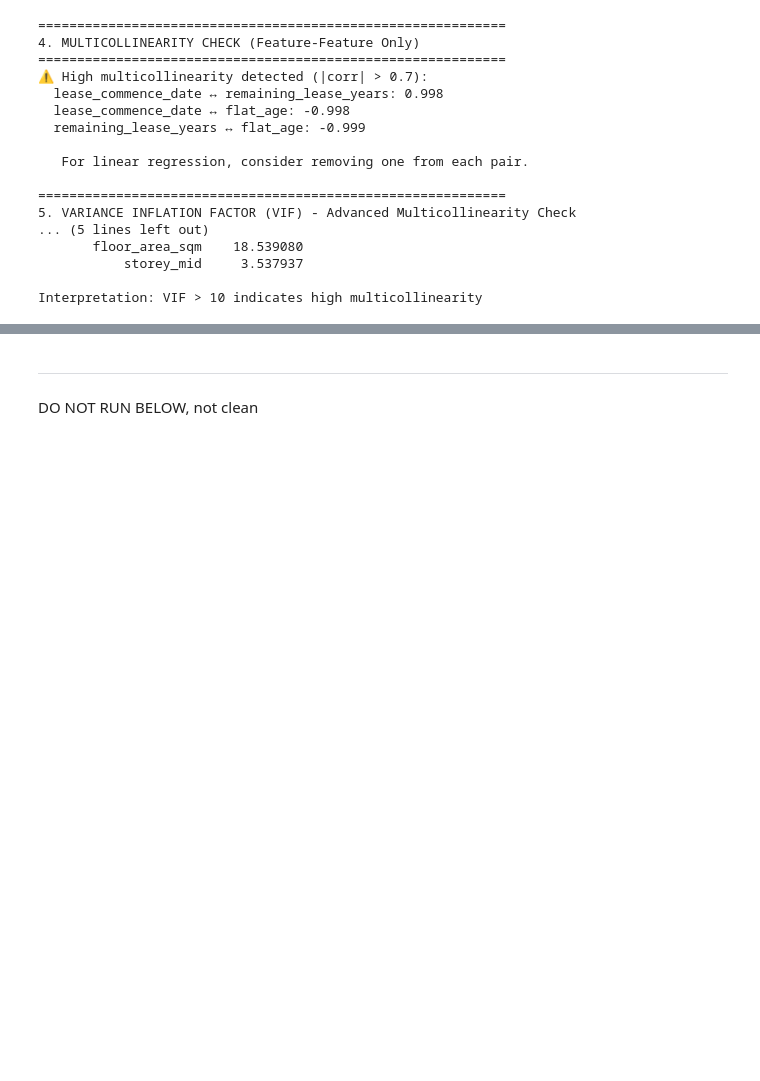
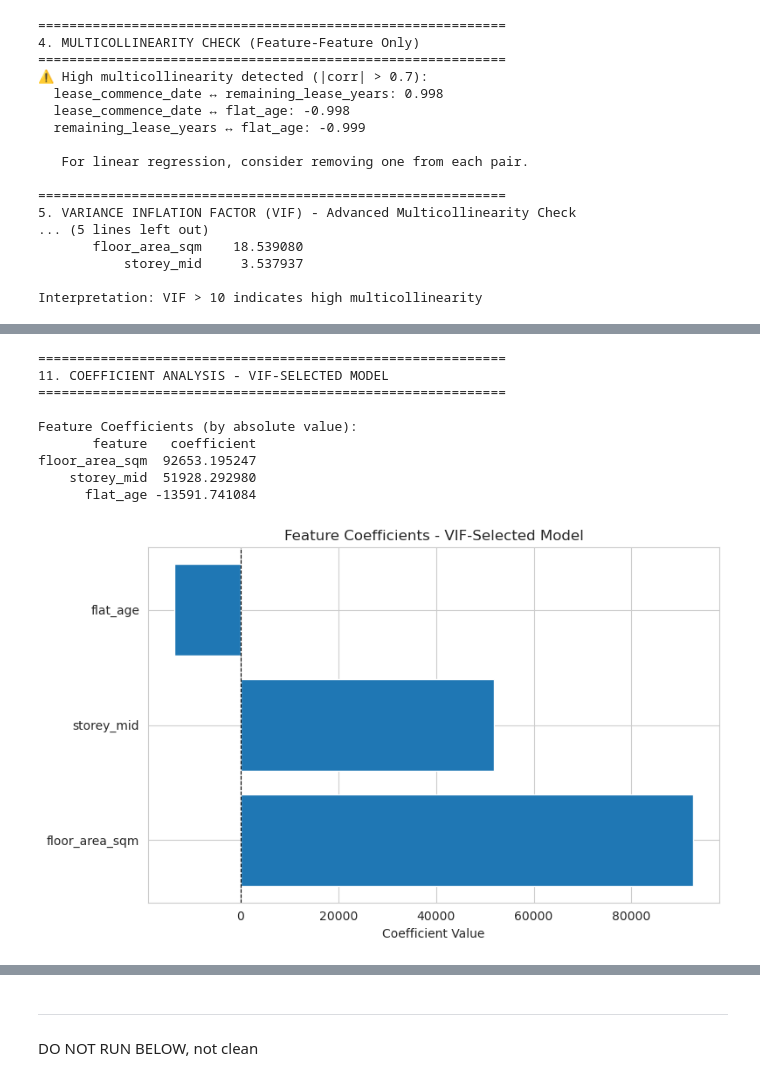
Before and after one commit to SzeMainWONG/HDB_price_predictor, a Jupyter notebook: notebook/feature engineering.ipynb, the cells around one changed output, grey strips where cells are left out. Drawn from its saved outputs; the diff is of its cells as text; code cells hidden in the pictures; blank space fills up the shorter version.

```diff
--- a/notebook/feature engineering.ipynb
+++ b/notebook/feature engineering.ipynb
@@ -525,0 +872,36 @@ Interpretation: VIF > 10 indicates high multicollinearity
+# %%
+# ============================================================
+# 11. COEFFICIENT ANALYSIS
+# ============================================================
+
+print("\n" + "="*60)
+print("11. COEFFICIENT ANALYSIS - VIF-SELECTED MODEL")
+print("="*60)
+
+coefficients = pd.DataFrame({
+    'feature': num_features,
+    'coefficient': lr_selected.coef_
+}).sort_values('coefficient', key=abs, ascending=False)
+
+print("\nFeature Coefficients (by absolute value):")
+print(coefficients.to_string(index=False))
+
+# Visualize coefficients
+plt.figure(figsize=(8, 5))
+plt.barh(coefficients['feature'], coefficients['coefficient'])
+plt.axvline(x=0, color='black', linestyle='--', linewidth=0.8)
+plt.xlabel('Coefficient Value')
+plt.title('Feature Coefficients - VIF-Selected Model')
+plt.tight_layout()
+plt.show()
+# %% [output]
+============================================================
+11. COEFFICIENT ANALYSIS - VIF-SELECTED MODEL
+============================================================
+
+Feature Coefficients (by absolute value):
+       feature   coefficient
+floor_area_sqm  92653.195247
+    storey_mid  51928.292980
+      flat_age -13591.741084
+[figure, added]
```
Also changed, not shown: parts of 18 cells of this notebook, 10 other files.
